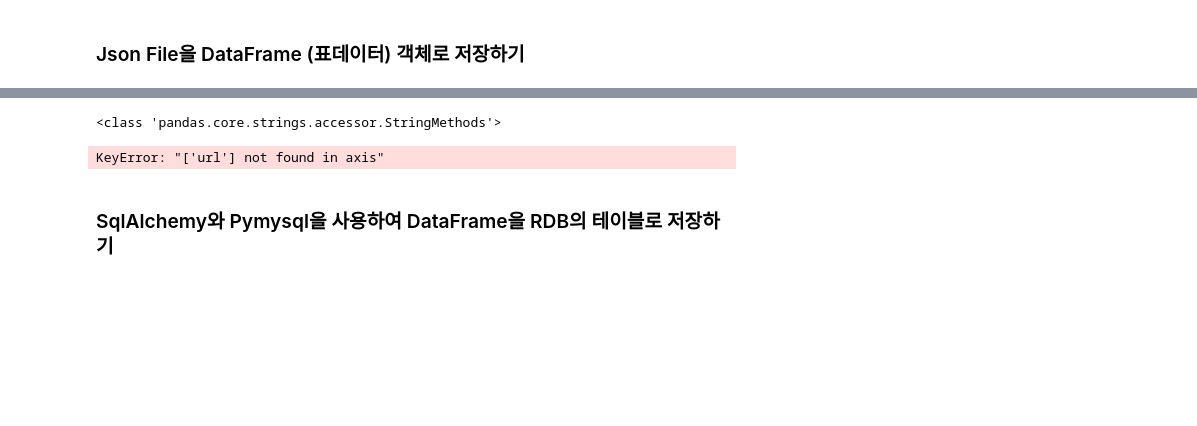
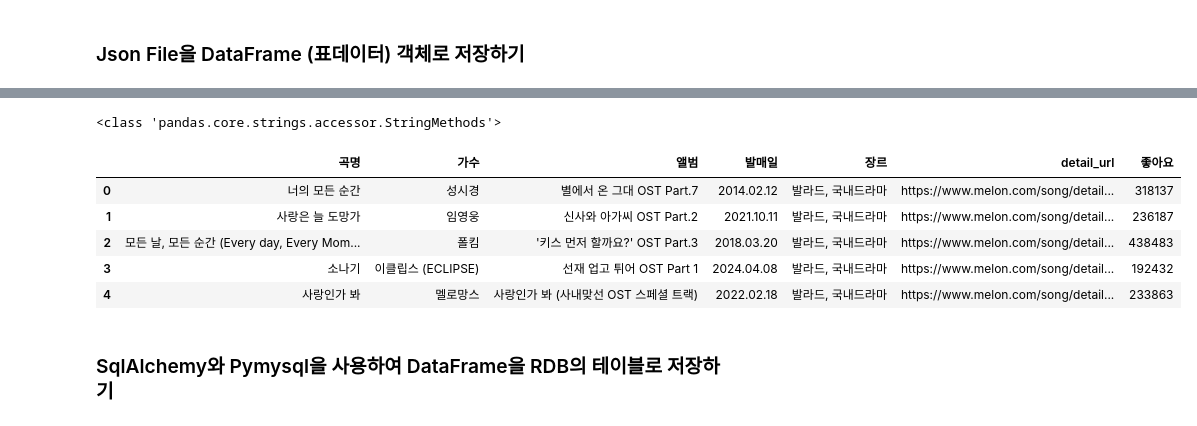
Before and after one commit to Eojinn/Python_Webscraping_analysis, a Jupyter notebook: 04.Melon100차트_데이터파싱_DB저장.ipynb, the cells around one changed output, grey strips where cells are left out. Drawn from its saved outputs; the diff is of its cells as text; code cells hidden in the pictures; blank space fills up the shorter version.

Commit message:
melon100 chart update

```diff
--- a/04.Melon100차트_데이터파싱_DB저장.ipynb
+++ b/04.Melon100차트_데이터파싱_DB저장.ipynb
@@ -264,10 +264,19 @@ array(['화사 (HWASA)', '카더가든', 'KiiiKiii (키키)', '한로로', 'WOOD
 # %%
 #앨범이 OST 인 노래는?
 print(type(song_df['앨범'].str))
-song_df.loc[song_df['앨범'].str.contains('OST'), song_df.columns.drop(['url','가사'])].reset_index(drop=True)
+# 수정된 코드
+filtered_df = song_df.loc[song_df['앨범'].str.contains('OST', na=False), # na=False는 결측치(NaN) 에러 방지용song_df.columns.drop(['url', '가사'], errors='ignore')
+].reset_index(drop=True)
+
+display(filtered_df)
 # %% [output]
 <class 'pandas.core.strings.accessor.StringMethods'>
-KeyError: "['url'] not found in axis"
+|  | 곡명 | 가수 | 앨범 | 발매일 | 장르 | detail_url | 좋아요 |
+| 0 | 너의 모든 순간 | 성시경 | 별에서 온 그대 OST Part.7 | 2014.02.12 | 발라드, 국내드라마 | https://www.melon.com/song/detail... | 318137 |
+| 1 | 사랑은 늘 도망가 | 임영웅 | 신사와 아가씨 OST Part.2 | 2021.10.11 | 발라드, 국내드라마 | https://www.melon.com/song/detail... | 236187 |
+| 2 | 모든 날, 모든 순간 (Every day, Every Mom... | 폴킴 | '키스 먼저 할까요?' OST Part.3 | 2018.03.20 | 발라드, 국내드라마 | https://www.melon.com/song/detail... | 438483 |
+| 3 | 소나기 | 이클립스 (ECLIPSE) | 선재 업고 튀어 OST Part 1 | 2024.04.08 | 발라드, 국내드라마 | https://www.melon.com/song/detail... | 192432 |
+| 4 | 사랑인가 봐 | 멜로망스 | 사랑인가 봐 (사내맞선 OST 스페셜 트랙) | 2022.02.18 | 발라드, 국내드라마 | https://www.melon.com/song/detail... | 233863 |
 # %% [markdown]
 ### SqlAlchemy와 Pymysql을 사용하여 DataFrame을 RDB의 테이블로 저장하기
 # %%
```
Also changed, not shown: parts of 8 cells of this notebook, 2 other files.
